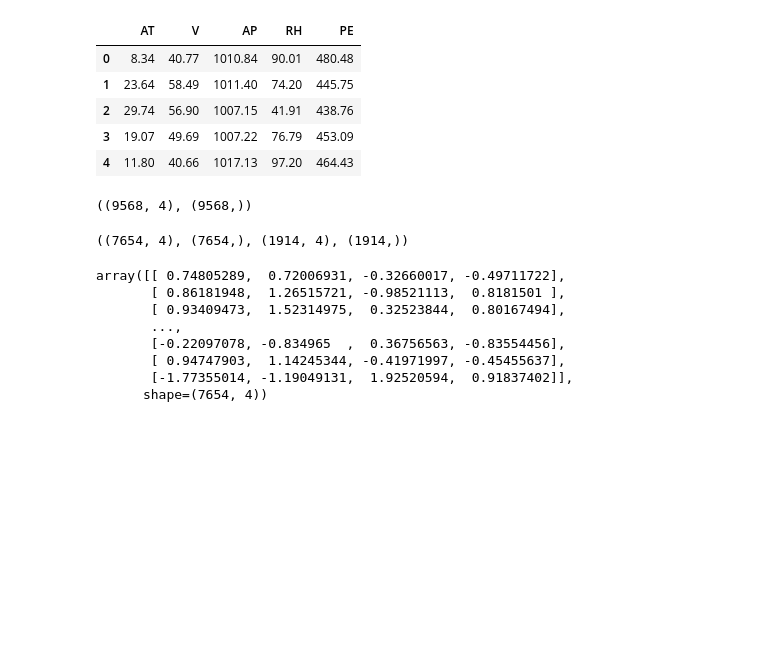
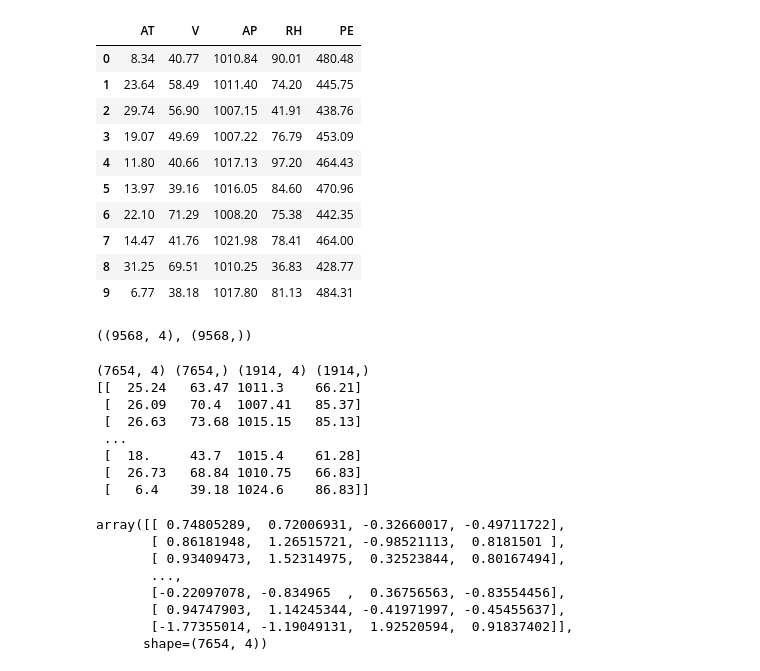
Before and after one commit to AKSHAY-MORE10/Deeplearning-PyTorch, a Jupyter notebook: ANN/ANNReg.ipynb, the cells around one changed output. Cells and saved outputs as stored; diff of their text form; code cells hidden in the pictures; blank space fills up the shorter version.

```diff
--- a/ANN/ANNReg.ipynb
+++ b/ANN/ANNReg.ipynb
@@ -5,14 +5,19 @@ import torch
 import torch.nn as nn
 # %%
 df = pd.read_csv("powerplant_data.csv")
-df.head()
+df.head(10)
 # %% [output]
 |  | AT | V | AP | RH | PE |
 | 0 | 8.34 | 40.77 | 1010.84 | 90.01 | 480.48 |
 | 1 | 23.64 | 58.49 | 1011.40 | 74.20 | 445.75 |
 | 2 | 29.74 | 56.90 | 1007.15 | 41.91 | 438.76 |
 | 3 | 19.07 | 49.69 | 1007.22 | 76.79 | 453.09 |
 | 4 | 11.80 | 40.66 | 1017.13 | 97.20 | 464.43 |
+| 5 | 13.97 | 39.16 | 1016.05 | 84.60 | 470.96 |
+| 6 | 22.10 | 71.29 | 1008.20 | 75.38 | 442.35 |
+| 7 | 14.47 | 41.76 | 1021.98 | 78.41 | 464.00 |
+| 8 | 31.25 | 69.51 | 1010.25 | 36.83 | 428.77 |
+| 9 | 6.77 | 38.18 | 1017.80 | 81.13 | 484.31 |
 # %%
 x = df.drop("PE", axis=1).values
 y = df["PE"].values
@@ -22,9 +27,18 @@ x.shape, y.shape
 # %%
 from sklearn.model_selection import train_test_split
 x_train, x_test, y_train, y_test = train_test_split(x, y, test_size=0.2, random_state=42)
-x_train.shape, y_train.shape, x_test.shape, y_test.shape
+print(x_train.shape, y_train.shape, x_test.shape, y_test.shape)
+
+print(x_train)
 # %% [output]
-((7654, 4), (7654,), (1914, 4), (1914,))
+(7654, 4) (7654,) (1914, 4) (1914,)
+[[  25.24   63.47 1011.3    66.21]
+ [  26.09   70.4  1007.41   85.37]
+ [  26.63   73.68 1015.15   85.13]
+ ...
+ [  18.     43.7  1015.4    61.28]
+ [  26.73   68.84 1010.75   66.83]
+ [   6.4    39.18 1024.6    86.83]]
 # %%
 from sklearn.preprocessing import StandardScaler
 scaler = StandardScaler()
```
Also changed, not shown: parts of 5 cells of this notebook, 10 other files.
